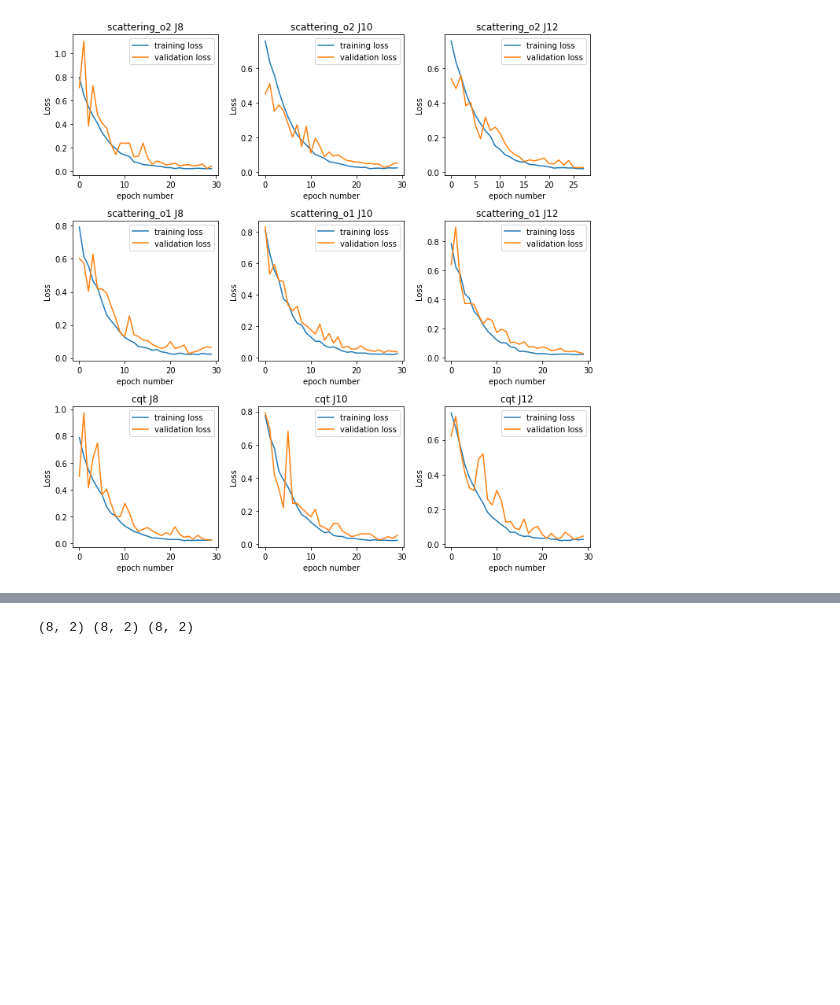
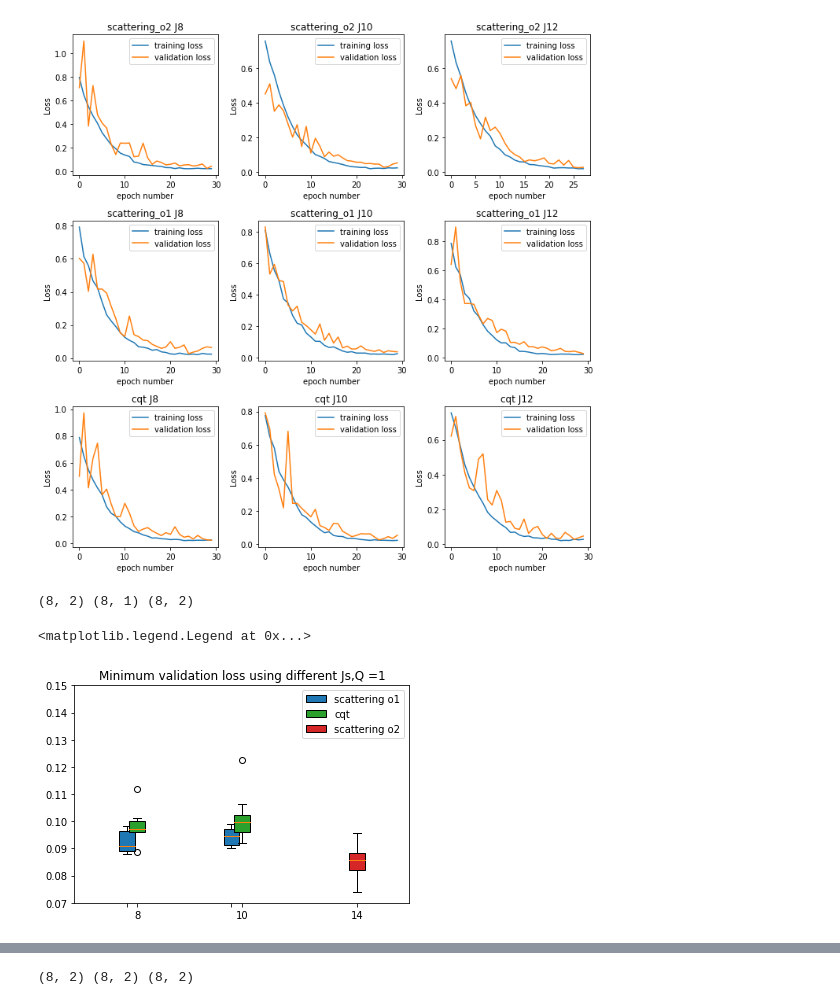
Before and after one commit to lylyhan/wave2shape, a Jupyter notebook: notebooks/21-plot_results.ipynb, the cells around one changed output, grey strips where cells are left out. Cells and saved outputs as stored; diff of their text form; code cells hidden in the pictures; blank space fills up the shorter version.

```diff
--- a/notebooks/21-plot_results.ipynb
+++ b/notebooks/21-plot_results.ipynb
@@ -198,3 +201,37 @@ def prep_histogram_act(output_dir,j,f,q):
         all_minval.append(min_vals)
     all_minval = np.stack(all_minval).T
     return all_minval
+# %%
+out_dir = "/home/han/wave2shape/output/doce/"
+q = 1
+sc_o1 = prep_histogram_j(out_dir,"scattering_o1",q,[8,10],"linear")
+cqts = prep_histogram_j(out_dir,"cqt",q,[8,10],"linear")
+sc_o2 = prep_histogram_j(out_dir,"scattering_o2",q,[14],"linear")
+print(sc_o1.shape,sc_o2.shape,cqts.shape)
+# %% [output]
+(8, 2) (8, 1) (8, 2)
+# %%
+#plot
+labels = ['8','10','14']
+gap = 0.1
+bp0 = plt.boxplot(sc_o1, labels=["",""], patch_artist=True, positions=[1,2]) #order 1 is (10 by 3)
+bp1 = plt.boxplot(cqts, labels=["8","10"], patch_artist=True, positions=[1+gap,2+gap])
+bp2 = plt.boxplot(sc_o2, labels=["14"], patch_artist=True, positions=[3+2*gap])
+
+
+for box in bp0['boxes']:
+    box.set(facecolor = 'C0' )
+
+for box in bp1['boxes']:
+    box.set(facecolor = 'C2' )
+
+for box in bp2['boxes']:
+    box.set(facecolor = 'C3' )
+
+plt.title('Minimum validation loss using different Js,Q ='+str(q))#+" J="+str(j))
+plt.ylim([0.07,0.15])
+plt.legend([bp0["boxes"][0], bp1["boxes"][0],bp2["boxes"][0]],
+           ['scattering o1', 'cqt', 'scattering o2'], loc='upper right')
+# %% [output]
+<matplotlib.legend.Legend at 0x...>
+[figure, added]
```
Also changed, not shown: parts of 7 cells of this notebook, 29 other files.
